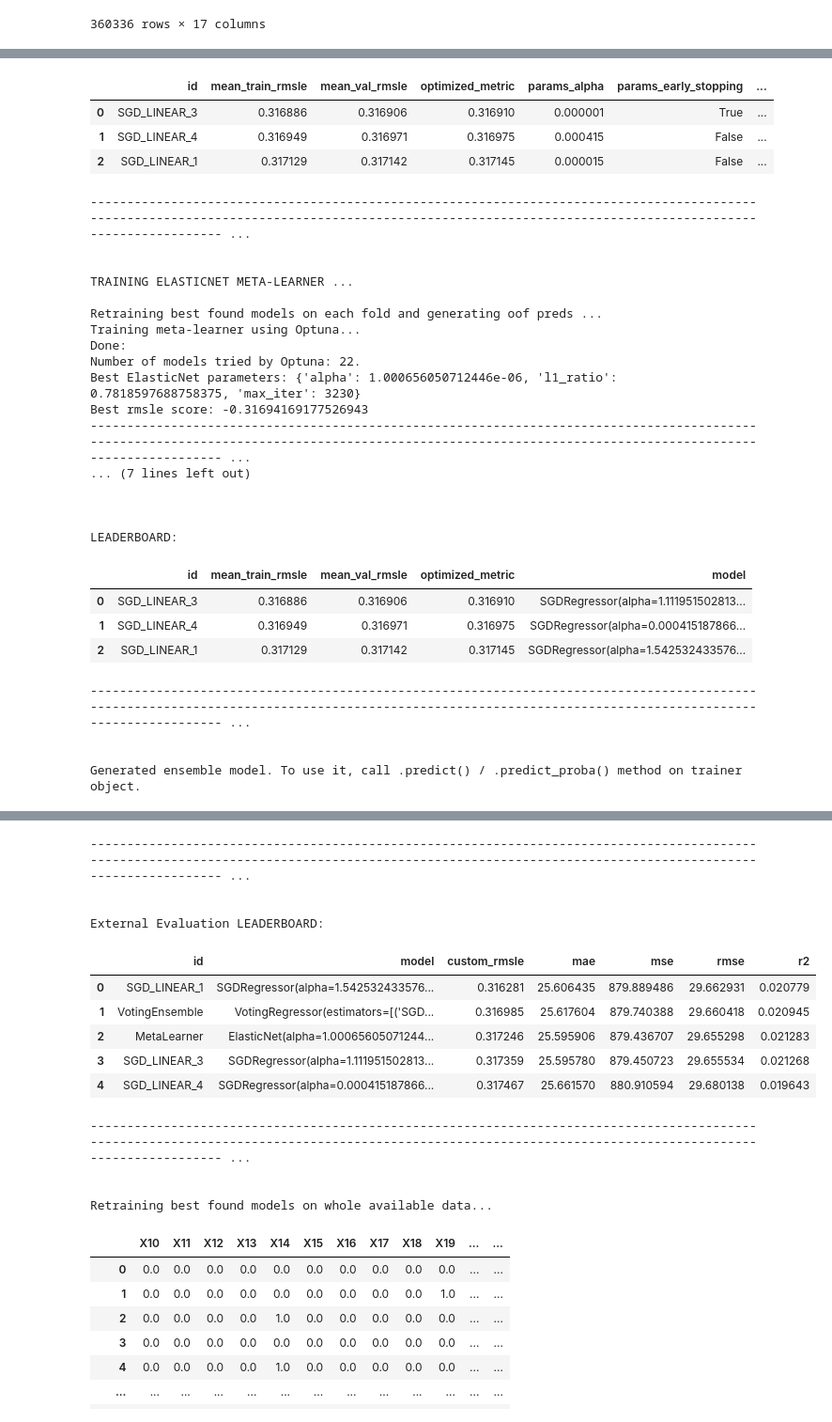
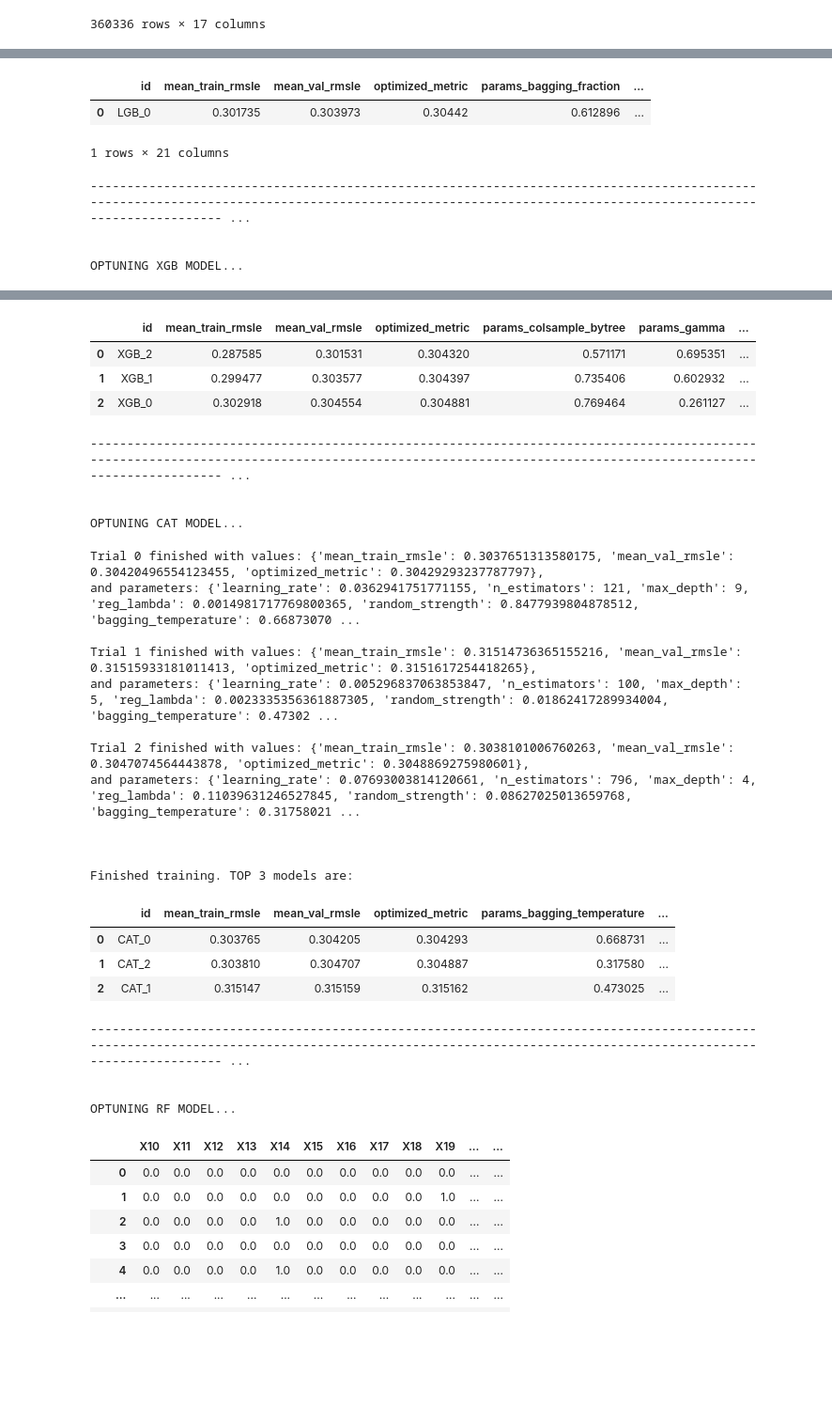
Before and after one commit to b-ionut-r/TabularAML, a Jupyter notebook: main.ipynb, the cells around one changed output, grey strips where cells are left out. Shown: that part at 94% size. Cells and saved outputs as stored; diff of their text form; code cells hidden in the pictures; blank space fills up the shorter version.

```diff
--- a/main.ipynb
+++ b/main.ipynb
@@ -22,7 +22,7 @@ train_df
 | 360335 | 360335 | 5.30 | 2.0 | 2.0 | 0.0 | ... |
 360336 rows × 17 columns
 # %%
-train_df, eval_df = train_test_split(train_df, test_size=0.2, random_state=42)
+train_df, eval_df = train_test_split(train_df, test_size=0.1, random_state=42)
 train_df
 # %% [output]
 |  | id | store_sales(in millions) | unit_sales(in millions) | total_children | num_children_at_home | ... |
@@ -71,14 +71,14 @@ trainer = Trainer(train_dataset,
                   eval_dataset = eval_dataset,
                   eval_metric = rmsle,
                   models = [
-                    #   "LGB", "XGB", "CAT", "RF",
+                      "LGB", "XGB", "CAT", "RF",
                              "SGD_LINEAR"],
                   early_stopping_rounds = 0,
                   of_mitigation_level = 0.2,
                   use_gpu = True,
                   use_cuda = True,
                   n_trials = 1000,
-                  timeout = 100,
+                  timeout = 300,
                   meta_timeout = 100,
                   seed = 42,
                   select_top = 3,
@@ -121,32 +109,10 @@ and parameters: {'alpha': 0.00041518786694393886, 'penalty': 'elasticnet', 'l1_r
 
 
 Finished training. TOP 3 models are:
-|  | id | mean_train_rmsle | mean_val_rmsle | optimized_metric | params_alpha | params_early_stopping | ... |
-| 0 | SGD_LINEAR_3 | 0.316886 | 0.316906 | 0.316910 | 0.000001 | True | ... |
-| 1 | SGD_LINEAR_4 | 0.316949 | 0.316971 | 0.316975 | 0.000415 | False | ... |
-| 2 | SGD_LINEAR_1 | 0.317129 | 0.317142 | 0.317145 | 0.000015 | False | ... |
+|  | id | mean_train_rmsle | mean_val_rmsle | optimized_metric | params_bagging_fraction | ... |
+| 0 | LGB_0 | 0.301735 | 0.303973 | 0.30442 | 0.612896 | ... |
--------------------------------------------------------------------------------------------------------------------------------------------------------------------------------------------------------- ...
-
-
-TRAINING ELASTICNET META-LEARNER ...
-
-Retraining best found models on each fold and generating oof preds ...
-Training meta-learner using Optuna...
-Done:
-Number of models tried by Optuna: 22.
-Best ElasticNet parameters: {'alpha': 1.000656050712446e-06, 'l1_ratio': 0.7818597688758375, 'max_iter': 3230}
-Best rmsle score: -0.31694169177526943
--------------------------------------------------------------------------------------------------------------------------------------------------------------------------------------------------------- ...
-... (7 lines left out)
-
-
-
-LEADERBOARD:
+1 rows × 21 columns
-|  | id | mean_train_rmsle | mean_val_rmsle | optimized_metric | model |
-| 0 | SGD_LINEAR_3 | 0.316886 | 0.316906 | 0.316910 | SGDRegressor(alpha=1.111951502813... |
-| 1 | SGD_LINEAR_4 | 0.316949 | 0.316971 | 0.316975 | SGDRegressor(alpha=0.000415187866... |
-| 2 | SGD_LINEAR_1 | 0.317129 | 0.317142 | 0.317145 | SGDRegressor(alpha=1.542532433576... |
 -------------------------------------------------------------------------------------------------------------------------------------------------------------------------------------------------------- ...
 
 
-Generated ensemble model. To use it, call .predict() / .predict_proba() method on trainer object.
+OPTUNING XGB MODEL...
@@ -170,17 +131,31 @@ Name: optimized_metric, dtype: float64)
+|  | id | mean_train_rmsle | mean_val_rmsle | optimized_metric | params_colsample_bytree | params_gamma | ... |
+| 0 | XGB_2 | 0.287585 | 0.301531 | 0.304320 | 0.571171 | 0.695351 | ... |
+| 1 | XGB_1 | 0.299477 | 0.303577 | 0.304397 | 0.735406 | 0.602932 | ... |
+| 2 | XGB_0 | 0.302918 | 0.304554 | 0.304881 | 0.769464 | 0.261127 | ... |
 -------------------------------------------------------------------------------------------------------------------------------------------------------------------------------------------------------- ...
 
 
-External Evaluation LEADERBOARD:
+OPTUNING CAT MODEL...
+Trial 0 finished with values: {'mean_train_rmsle': 0.3037651313580175, 'mean_val_rmsle': 0.30420496554123455, 'optimized_metric': 0.30429293237787797},
+and parameters: {'learning_rate': 0.0362941751771155, 'n_estimators': 121, 'max_depth': 9, 'reg_lambda': 0.0014981717769800365, 'random_strength': 0.8477939804878512, 'bagging_temperature': 0.66873070 ...
+
+Trial 1 finished with values: {'mean_train_rmsle': 0.31514736365155216, 'mean_val_rmsle': 0.31515933181011413, 'optimized_metric': 0.3151617254418265},
+and parameters: {'learning_rate': 0.005296837063853847, 'n_estimators': 100, 'max_depth': 5, 'reg_lambda': 0.0023335356361887305, 'random_strength': 0.01862417289934004, 'bagging_temperature': 0.47302 ...
+
+Trial 2 finished with values: {'mean_train_rmsle': 0.3038101006760263, 'mean_val_rmsle': 0.3047074564443878, 'optimized_metric': 0.3048869275980601},
+and parameters: {'learning_rate': 0.07693003814120661, 'n_estimators': 796, 'max_depth': 4, 'reg_lambda': 0.11039631246527845, 'random_strength': 0.08627025013659768, 'bagging_temperature': 0.31758021 ...
+
+
+
+Finished training. TOP 3 models are:
-|  | id | model | custom_rmsle | mae | mse | rmse | r2 |
-| 0 | SGD_LINEAR_1 | SGDRegressor(alpha=1.542532433576... | 0.316281 | 25.606435 | 879.889486 | 29.662931 | 0.020779 |
-| 1 | VotingEnsemble | VotingRegressor(estimators=[('SGD... | 0.316985 | 25.617604 | 879.740388 | 29.660418 | 0.020945 |
-| 2 | MetaLearner | ElasticNet(alpha=1.00065605071244... | 0.317246 | 25.595906 | 879.436707 | 29.655298 | 0.021283 |
-| 3 | SGD_LINEAR_3 | SGDRegressor(alpha=1.111951502813... | 0.317359 | 25.595780 | 879.450723 | 29.655534 | 0.021268 |
-| 4 | SGD_LINEAR_4 | SGDRegressor(alpha=0.000415187866... | 0.317467 | 25.661570 | 880.910594 | 29.680138 | 0.019643 |
+|  | id | mean_train_rmsle | mean_val_rmsle | optimized_metric | params_bagging_temperature | ... |
+| 0 | CAT_0 | 0.303765 | 0.304205 | 0.304293 | 0.668731 | ... |
+| 1 | CAT_2 | 0.303810 | 0.304707 | 0.304887 | 0.317580 | ... |
+| 2 | CAT_1 | 0.315147 | 0.315159 | 0.315162 | 0.473025 | ... |
--------------------------------------------------------------------------------------------------------------------------------------------------------------------------------------------------------- ...
-
-
-Retraining best found models on whole available data...
+-------------------------------------------------------------------------------------------------------------------------------------------------------------------------------------------------------- ...
+
+
+OPTUNING RF MODEL...
 # %%
 import dill
 with open("tr.pkl", "wb") as f:
```
Also changed, not shown: parts of 2 cells of this notebook, 8 other files.
